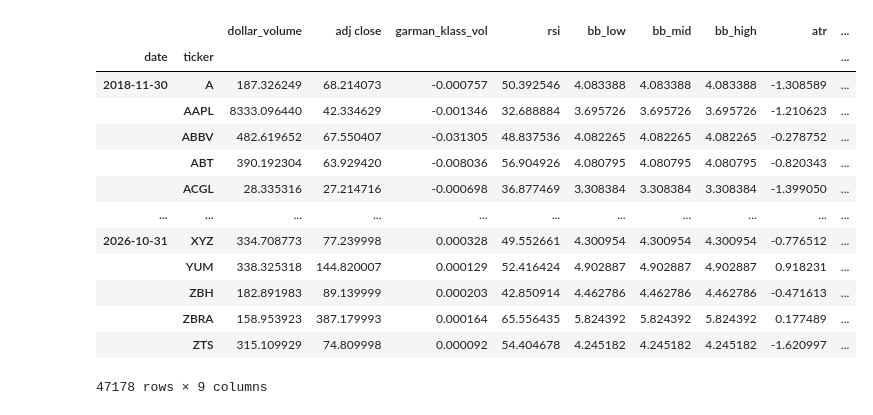
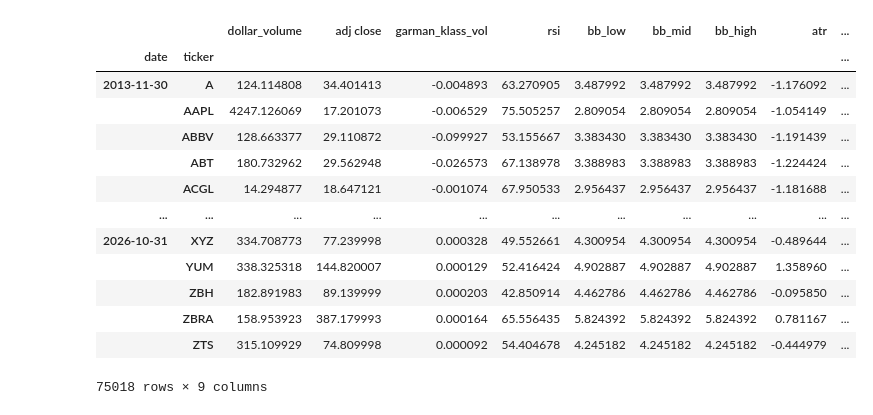
Before and after one commit to swaraj2107/Unsupervised_Learning_Trading_Strategy, a Jupyter notebook: main_program.ipynb, the cells around one changed output. Saved outputs shown, nothing was run; the diff lists cells and outputs as text; code cells hidden in the pictures.

```diff
--- a/main_program.ipynb
+++ b/main_program.ipynb
@@ -21,7 +21,11 @@ symbols_list = sp500['Symbol'].unique().tolist()
 
 end_date = '2026-10-10'
 
-start_date = pd.to_datetime(end_date) - pd.DateOffset(years=8)
+# Original analysis window
+analysis_start = pd.to_datetime(end_date) - pd.DateOffset(years=8)
+
+# Extended download: +5 years of warm-up for the 60-month rolling
+start_date = analysis_start - pd.DateOffset(years=5)
 
 download = yf.download(
     tickers=symbols_list,
@@ -59,9 +63,18 @@ df['bb_low'] = df.groupby(level=1)['adj close'].transform(lambda x: pandas_ta.bb
 df['bb_mid'] = df.groupby(level=1)['adj close'].transform(lambda x: pandas_ta.bbands(close=np.log1p(x), length=20).iloc[:,0])
 df['bb_high'] = df.groupby(level=1)['adj close'].transform(lambda x: pandas_ta.bbands(close=np.log1p(x), length=20).iloc[:,0])
 
-def compute_atr(stock_data):
-    atr = pandas_ta.atr(high=stock_data['high'],low=stock_data['low'],close=stock_data['close'],length=14)
-    return atr.sub(atr.mean()).div(atr.std())
+def compute_atr(g):
+    try:
+        atr = pandas_ta.atr(high=g['high'], low=g['low'],
+                            close=g['close'], length=14)
+        if atr is None:
+            raise ValueError
+        std = atr.std()
+        if std == 0 or pd.isna(std):
+            return pd.Series(index=g.index, dtype=float)
+        return (atr - atr.mean()) / std
+    except Exception:
+        return pd.Series(index=g.index, dtype=float)
 
 df['atr'] = df.groupby(level=1, group_keys=False).apply(compute_atr)
 
@@ -102,24 +115,24 @@ df
 # %%
-# last_cols = [c for c in df.columns.unique(0) if c not in ['dollar_volume', 'volume', 'open', 'high', 'low', 'close']]
+last_cols = [c for c in df.columns.unique(0) if c not in ['dollar_volume', 'volume', 'open', 'high', 'low', 'close']]
 
 
 data = (pd.concat([df.unstack('ticker')['dollar_volume'].resample('ME').mean().stack('ticker').to_frame('dollar_volume'),
 df.unstack()[last_cols].resample('ME').last().stack('ticker')],axis=1)).dropna()
 
 data
 # %% [output]
 |  |  | dollar_volume | adj close | garman_klass_vol | rsi | bb_low | bb_mid | bb_high | atr | ... |
 | date | ticker |  |  |  |  |  |  |  |  | ... |
-| 2018-11-30 | A | 187.326249 | 68.214073 | -0.000757 | 50.392546 | 4.083388 | 4.083388 | 4.083388 | -1.308589 | ... |
-|  | AAPL | 8333.096440 | 42.334629 | -0.001346 | 32.688884 | 3.695726 | 3.695726 | 3.695726 | -1.210623 | ... |
-|  | ABBV | 482.619652 | 67.550407 | -0.031305 | 48.837536 | 4.082265 | 4.082265 | 4.082265 | -0.278752 | ... |
-|  | ABT | 390.192304 | 63.929420 | -0.008036 | 56.904926 | 4.080795 | 4.080795 | 4.080795 | -0.820343 | ... |
-|  | ACGL | 28.335316 | 27.214716 | -0.000698 | 36.877469 | 3.308384 | 3.308384 | 3.308384 | -1.399050 | ... |
+| 2013-11-30 | A | 124.114808 | 34.401413 | -0.004893 | 63.270905 | 3.487992 | 3.487992 | 3.487992 | -1.176092 | ... |
+|  | AAPL | 4247.126069 | 17.201073 | -0.006529 | 75.505257 | 2.809054 | 2.809054 | 2.809054 | -1.054149 | ... |
+|  | ABBV | 128.663377 | 29.110872 | -0.099927 | 53.155667 | 3.383430 | 3.383430 | 3.383430 | -1.191439 | ... |
+|  | ABT | 180.732962 | 29.562948 | -0.026573 | 67.138978 | 3.388983 | 3.388983 | 3.388983 | -1.224424 | ... |
+|  | ACGL | 14.294877 | 18.647121 | -0.001074 | 67.950533 | 2.956437 | 2.956437 | 2.956437 | -1.181688 | ... |
 | ... | ... | ... | ... | ... | ... | ... | ... | ... | ... | ... |
-| 2026-10-31 | XYZ | 334.708773 | 77.239998 | 0.000328 | 49.552661 | 4.300954 | 4.300954 | 4.300954 | -0.776512 | ... |
-|  | YUM | 338.325318 | 144.820007 | 0.000129 | 52.416424 | 4.902887 | 4.902887 | 4.902887 | 0.918231 | ... |
-|  | ZBH | 182.891983 | 89.139999 | 0.000203 | 42.850914 | 4.462786 | 4.462786 | 4.462786 | -0.471613 | ... |
-|  | ZBRA | 158.953923 | 387.179993 | 0.000164 | 65.556435 | 5.824392 | 5.824392 | 5.824392 | 0.177489 | ... |
-|  | ZTS | 315.109929 | 74.809998 | 0.000092 | 54.404678 | 4.245182 | 4.245182 | 4.245182 | -1.620997 | ... |
+| 2026-10-31 | XYZ | 334.708773 | 77.239998 | 0.000328 | 49.552661 | 4.300954 | 4.300954 | 4.300954 | -0.489644 | ... |
+|  | YUM | 338.325318 | 144.820007 | 0.000129 | 52.416424 | 4.902887 | 4.902887 | 4.902887 | 1.358960 | ... |
+|  | ZBH | 182.891983 | 89.139999 | 0.000203 | 42.850914 | 4.462786 | 4.462786 | 4.462786 | -0.095850 | ... |
+|  | ZBRA | 158.953923 | 387.179993 | 0.000164 | 65.556435 | 5.824392 | 5.824392 | 5.824392 | 0.781167 | ... |
+|  | ZTS | 315.109929 | 74.809998 | 0.000092 | 54.404678 | 4.245182 | 4.245182 | 4.245182 | -0.444979 | ... |
-47178 rows × 9 columns
+75018 rows × 9 columns
 # %%
```
Also changed, not shown: parts of 8 cells of this notebook.
